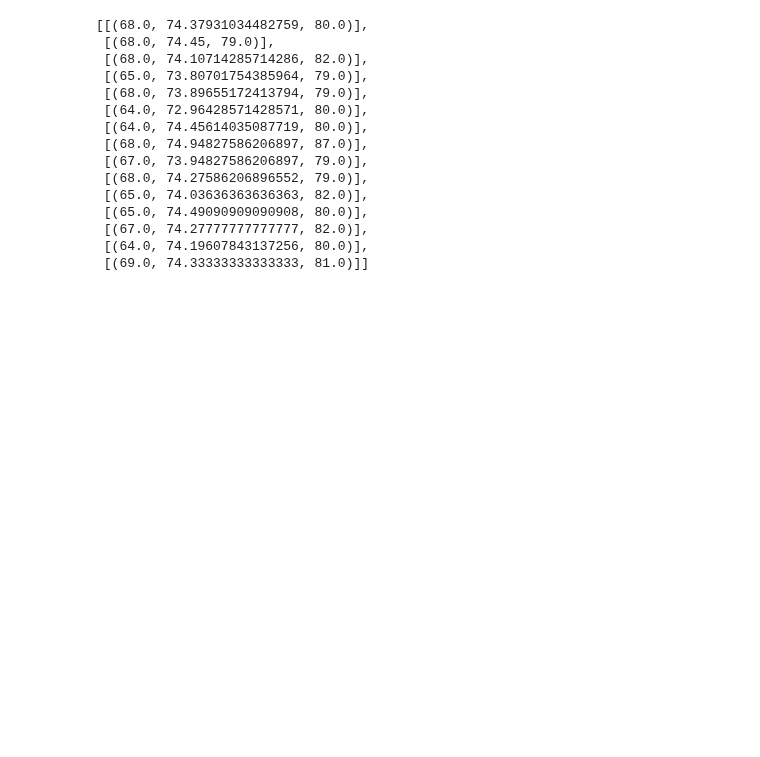
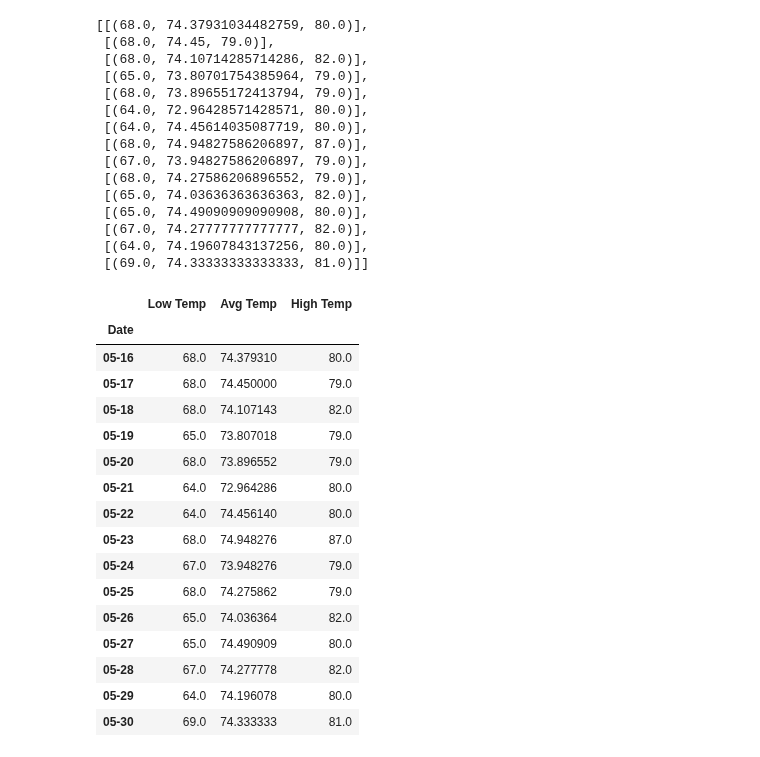
Before and after one commit to ShimsyV/sqlalchemy-challenge, a Jupyter notebook: Surfs_up.ipynb, the cells around one changed output. Saved outputs shown, nothing was run; the diff lists cells and outputs as text; code cells hidden in the pictures; blank space fills up the shorter version.

Commit message:
Load the previous query results into a Pandas DataFrame and add the trip_dates range as the date index

```diff
--- a/Surfs_up.ipynb
+++ b/Surfs_up.ipynb
@@ -492,3 +464,34 @@ tripNormals
  [(67.0, 74.27777777777777, 82.0)],
  [(64.0, 74.19607843137256, 80.0)],
  [(69.0, 74.33333333333333, 81.0)]]
+# %%
+#extract normals into a list of lists
+tripNormals = [np.array(normal[0]) for normal in tripNormals]
+
+#convert normals list into a data frame
+normalsTable = pd.DataFrame(tripNormals)
+#add date column
+normalsTable["Date"] = dateList
+#set index and rename columns
+normalsTable = normalsTable.set_index("Date")
+normalsTable = normalsTable.rename(columns={0: "Low Temp", 1: "Avg Temp", 2: "High Temp"})
+
+normalsTable
+# %% [output]
+|  | Low Temp | Avg Temp | High Temp |
+| Date |  |  |  |
+| 05-16 | 68.0 | 74.379310 | 80.0 |
+| 05-17 | 68.0 | 74.450000 | 79.0 |
+| 05-18 | 68.0 | 74.107143 | 82.0 |
+| 05-19 | 65.0 | 73.807018 | 79.0 |
+| 05-20 | 68.0 | 73.896552 | 79.0 |
+| 05-21 | 64.0 | 72.964286 | 80.0 |
+| 05-22 | 64.0 | 74.456140 | 80.0 |
+| 05-23 | 68.0 | 74.948276 | 87.0 |
+| 05-24 | 67.0 | 73.948276 | 79.0 |
+| 05-25 | 68.0 | 74.275862 | 79.0 |
+| 05-26 | 65.0 | 74.036364 | 82.0 |
+| 05-27 | 65.0 | 74.490909 | 80.0 |
+| 05-28 | 67.0 | 74.277778 | 82.0 |
+| 05-29 | 64.0 | 74.196078 | 80.0 |
+| 05-30 | 69.0 | 74.333333 | 81.0 |
```
Also changed, not shown: parts of 4 cells of this notebook.
